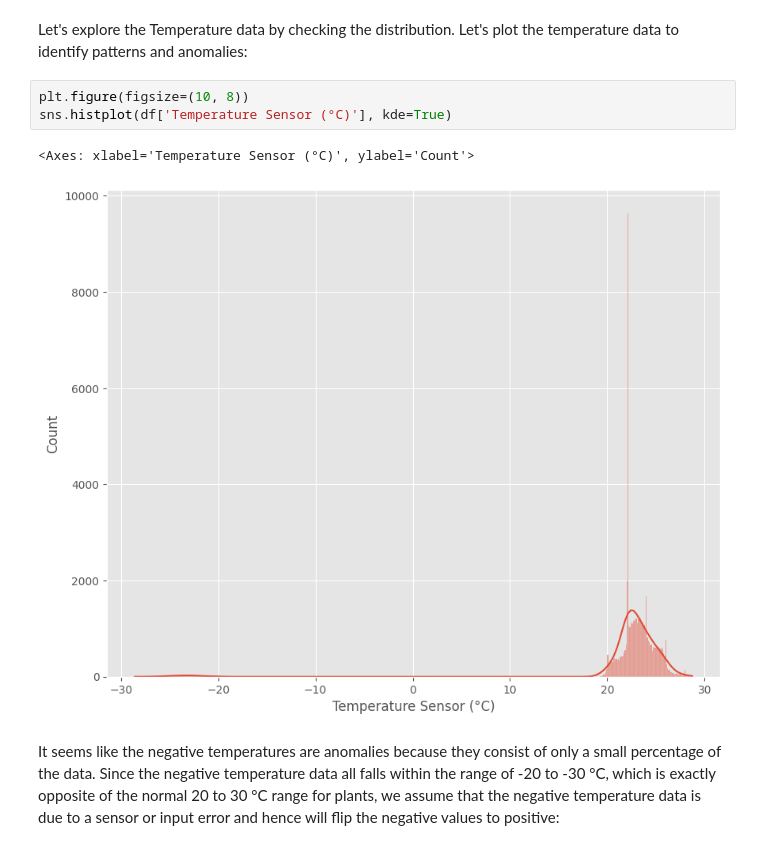
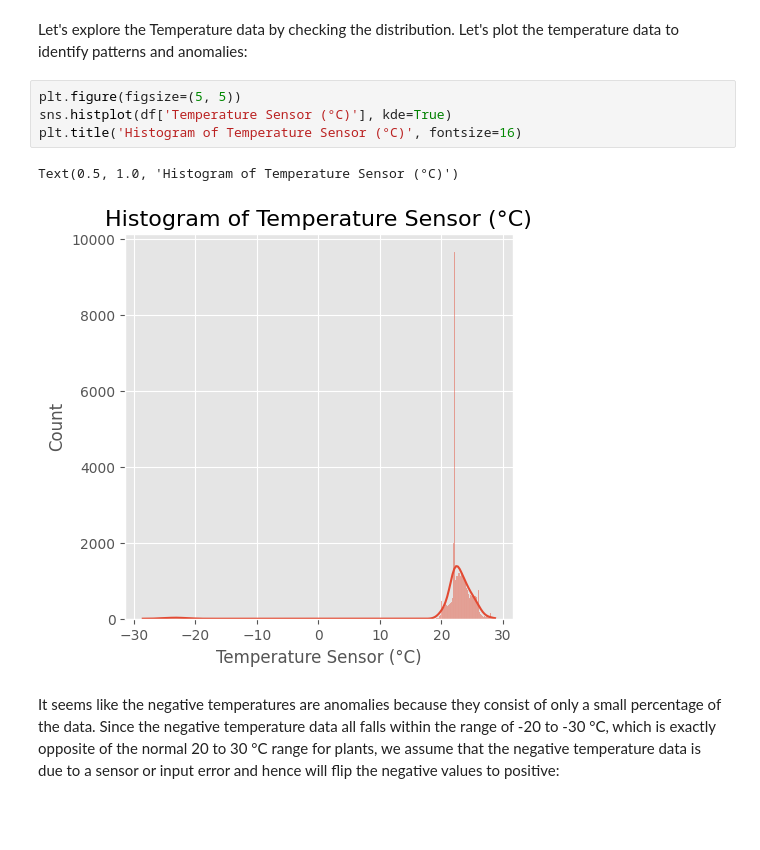
Before and after one commit to jasminetpm/ai-project-predicting-optimal-plant-growth-conditions, a Jupyter notebook: eda.ipynb, the cells around one changed output. Saved outputs shown, nothing was run; the diff lists cells and outputs as text; blank space fills up the shorter version.

```diff
--- a/eda.ipynb
+++ b/eda.ipynb
@@ -334,11 +345,12 @@ Most plants cannot survive such extreme negative temperatures, let alone thrive.
 Let's explore the Temperature data by checking the distribution.
 Let's plot the temperature data to identify patterns and anomalies:
 # %%
-plt.figure(figsize=(10, 8))
+plt.figure(figsize=(5, 5))
 sns.histplot(df['Temperature Sensor (°C)'], kde=True)
+plt.title('Histogram of Temperature Sensor (°C)', fontsize=16)
 # %% [output]
-<Axes: xlabel='Temperature Sensor (°C)', ylabel='Count'>
+Text(0.5, 1.0, 'Histogram of Temperature Sensor (°C)')
-[figure, old version]
+[figure, new version]
 # %% [markdown]
 It seems like the negative temperatures are anomalies because they consist of only a small percentage of the data.
 Since the negative temperature data all falls within the range of -20 to -30 °C, which is exactly opposite of the normal 20 to 30 °C range for plants, we assume that the negative temperature data is due to a sensor or input error and hence will flip the negative values to positive:
```
Also changed, not shown: parts of 77 cells of this notebook.
